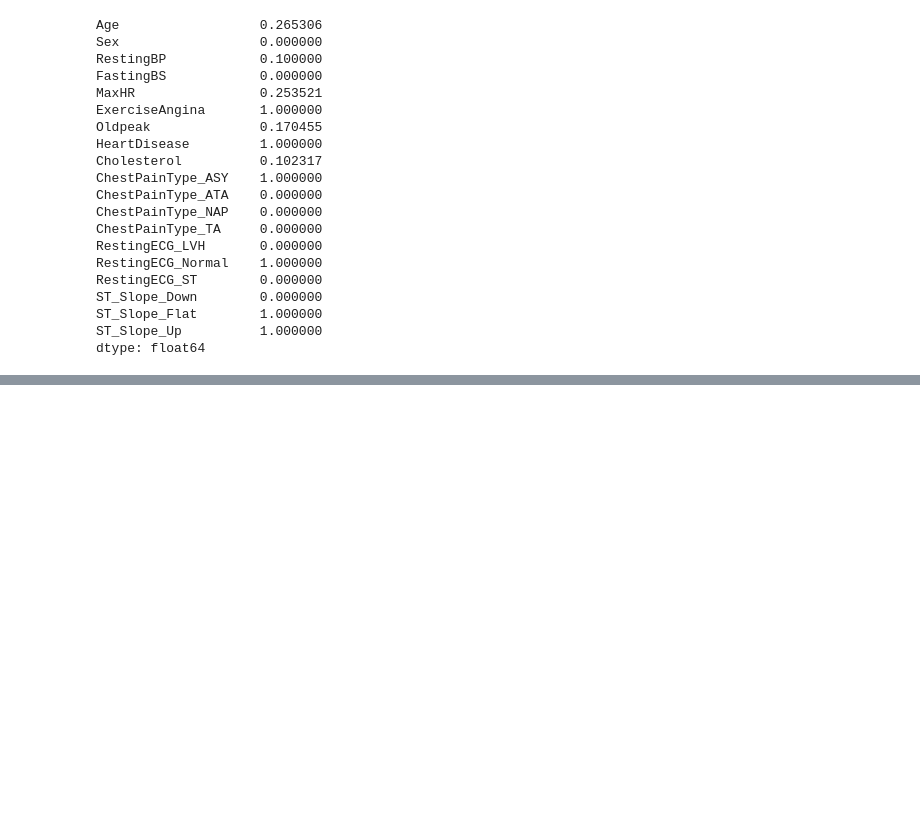
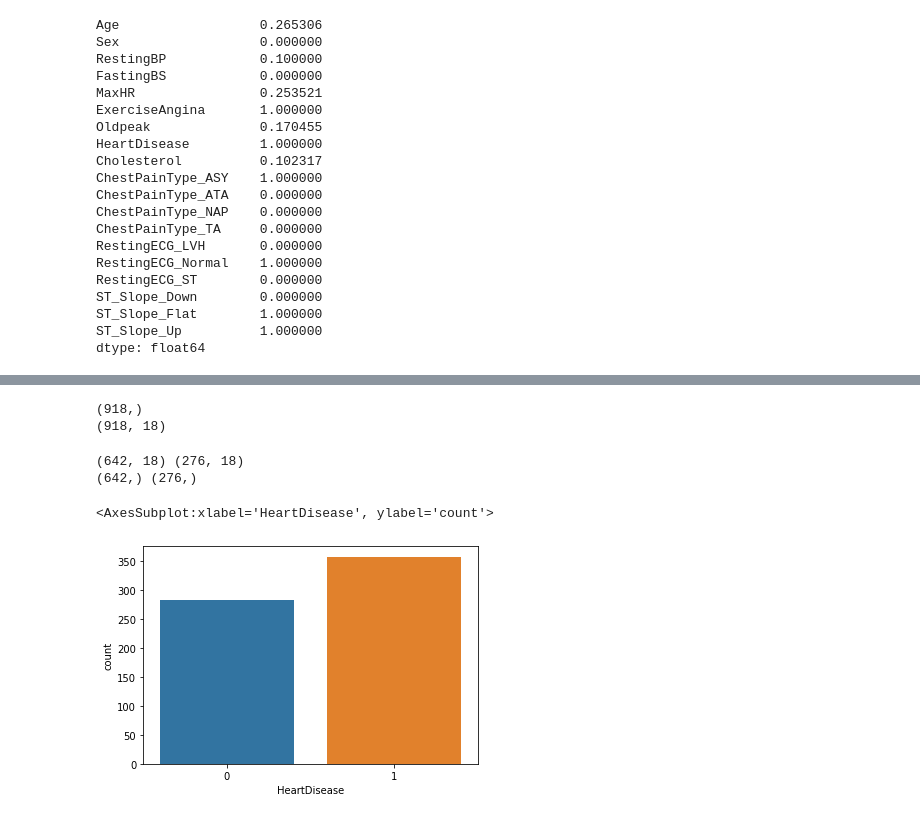
Before and after one commit to Jmumford45/Heart_Prediction_ML, a Jupyter notebook: Heart Disease Prediction.ipynb, the cells around one changed output, grey strips where cells are left out. Drawn from its saved outputs; the diff is of its cells as text; code cells hidden in the pictures; blank space fills up the shorter version.

```diff
--- a/Heart Disease Prediction.ipynb
+++ b/Heart Disease Prediction.ipynb
@@ -408,0 +408,25 @@ from
+# %%
+target = heart_data['HeartDisease']
+heart_data_clean.drop(labels='HeartDisease', axis=1, inplace=True)
+# %%
+print(target.shape)
+print(heart_data_clean.shape)
+
+X = heart_data_clean.copy()
+y = target
+# %% [output]
+(918,)
+(918, 18)
+# %%
+X_train, X_test, y_train, y_test = train_test_split(X, y, test_size=0.3, random_state=13)
+
+print(X_train.shape, X_test.shape)
+print(y_train.shape, y_test.shape)
+# %% [output]
+(642, 18) (276, 18)
+(642,) (276,)
+# %%
+sns.countplot(data=heart_data_clean, x=y_train)
+# %% [output]
+<AxesSubplot:xlabel='HeartDisease', ylabel='count'>
+[figure, added]
```
Also changed, not shown: parts of 16 cells of this notebook, 6 other files.
